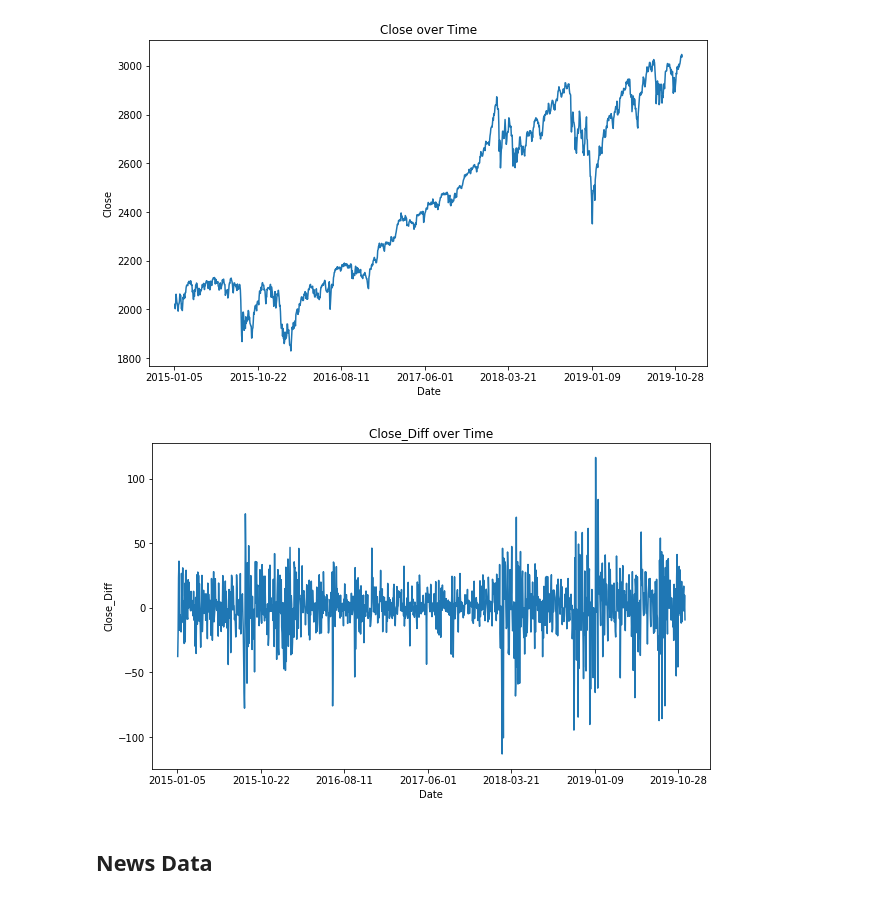
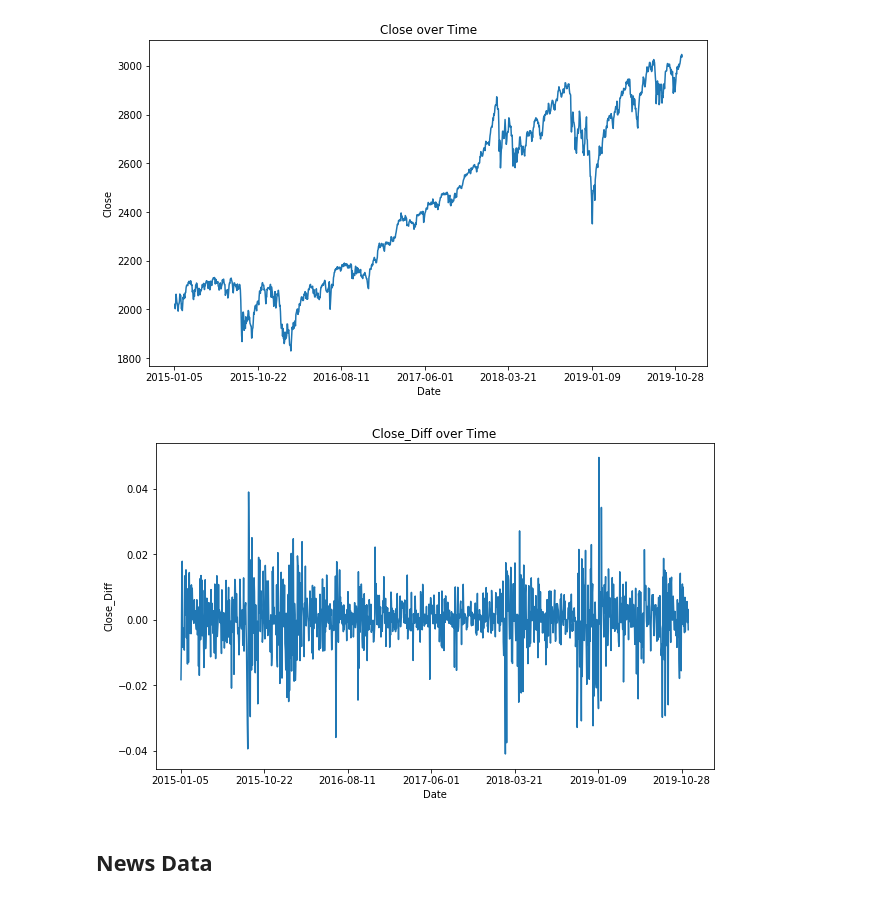
Before and after one commit to AbbyB/orie4741, a Jupyter notebook: Final Project/News Models.ipynb, the cells around one changed output. Saved outputs shown, nothing was run; the diff lists cells and outputs as text; code cells hidden in the pictures.

```diff
--- a/Final Project/News Models.ipynb
+++ b/Final Project/News Models.ipynb
@@ -29,0 +19,26 @@ sp500.head()
+# %%
+stocks = ['AAPL', 'FB', 'NFLX', 'AMZN', 'GOOG']
+indices = ['^DJI', '^GSPC']
+diffCols = ['Close']
+
+# Adds a column to df for the day by day change of col
+def add_day_change(df, cols):
+    for col in cols:
+        try:
+            df[col + '_Diff'] = pd.to_numeric(df[col]).pct_change()
+            df[col + "_Diff_Increase"] = df[col + '_Diff'] > 0
+        except:
+            print(f"Unable to calculate diff for {col}")
+
+def add_moving_avg(df, col, n):
+    try:
+        df[f"Moving_Avg_{col}_{n}"] = df[col].rolling(window=n).mean().shift(1)
+    except:
+        print(f"Unable to calculate moving avg for {col}")
+
+# Market dfs will store all of our dataframes for stock market data
+market_dfs = {}
+for symbol in stocks + indices:
+    market_dfs[symbol] = pd.read_csv("../Additional Data/" + symbol + '.csv')
+    add_day_change(market_dfs[symbol], diffCols)
+    market_dfs[symbol].dropna(inplace=True)
@@ -50,9 +74,9 @@ plot_trend(sp500, 'Close')
 # %% [output]
 [figure]
 # %%
-plot_trend(sp500, 'Close_Diff')
+plot_trend(market_dfs["^GSPC"], 'Close_Diff')
 # %% [output]
-[figure, old version]
+[figure, new version]
 # %% [markdown]
 ## News Data
 # %%
```
Also changed, not shown: parts of 20 cells of this notebook, 1 other file.
